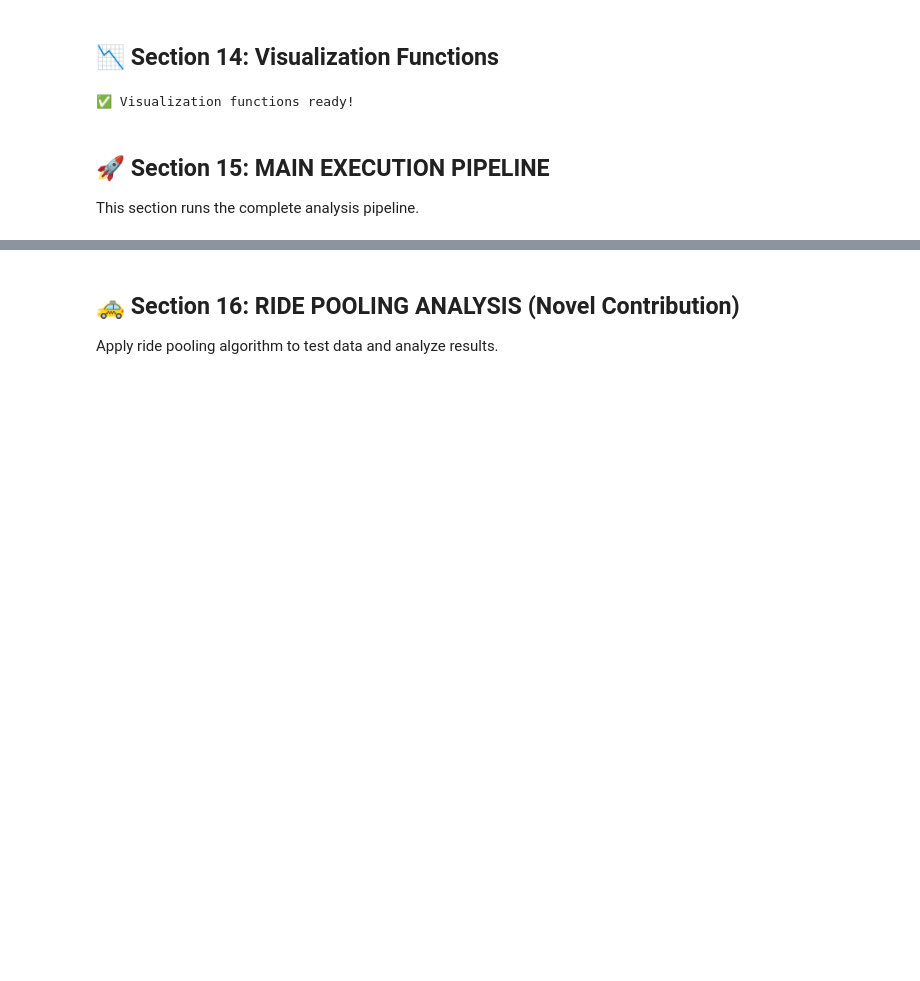
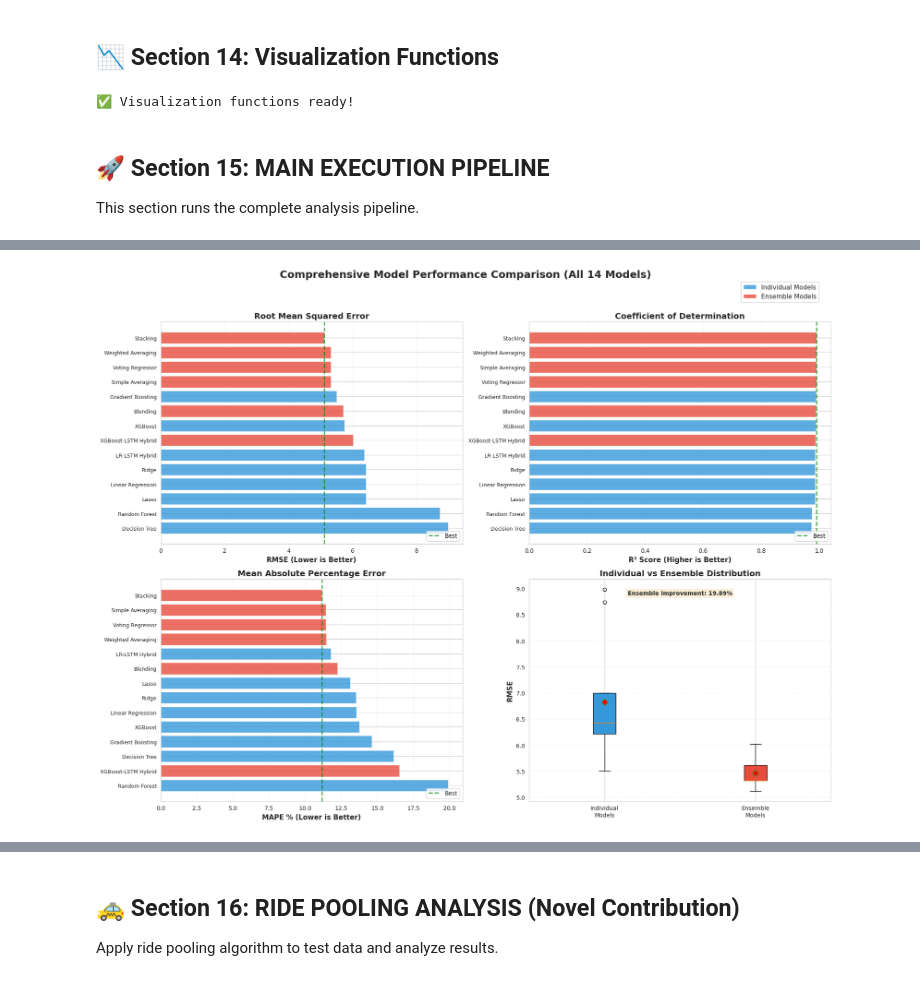
Before and after one commit to vishiod/nyc-taxi-ride-pooling, a Jupyter notebook: NYC_TaxiRidePooling_AllEnsembles.ipynb, the cells around one changed output, grey strips where cells are left out. Cells and saved outputs as stored; diff of their text form; code cells hidden in the pictures; blank space fills up the shorter version.

Commit message:
Expand to comprehensive ensemble study (14 models).

```diff
--- a/NYC_TaxiRidePooling_AllEnsembles.ipynb
+++ b/NYC_TaxiRidePooling_AllEnsembles.ipynb
@@ -1743,0 +2137,99 @@ plt.show()
+# %%
+# Comprehensive visualization for all 14 models
+print("\n📊 Creating comprehensive visualizations...\n")
+
+# Create results DataFrame
+results_df = pd.DataFrame(all_results).T
+results_df['Model'] = results_df.index
+results_df['Type'] = ['Individual' if name in trained_models else 'Ensemble'
+                      for name in results_df.index]
+
+# Create 2x2 subplot
+fig, axes = plt.subplots(2, 2, figsize=(18, 14))
+fig.suptitle('Comprehensive Model Performance Comparison (All 14 Models)',
+             fontsize=18, fontweight='bold', y=0.995)
+
+# 1. RMSE Comparison (sorted)
+ax1 = axes[0, 0]
+sorted_rmse = results_df.sort_values('RMSE')
+colors = ['#3498db' if t == 'Individual' else '#e74c3c' for t in sorted_rmse['Type']]
+bars1 = ax1.barh(range(len(sorted_rmse)), sorted_rmse['RMSE'], color=colors, alpha=0.8)
+ax1.set_yticks(range(len(sorted_rmse)))
+ax1.set_yticklabels(sorted_rmse['Model'], fontsize=9)
+ax1.set_xlabel('RMSE (Lower is Better)', fontsize=12, fontweight='bold')
+ax1.set_title('Root Mean Squared Error', fontsize=14, fontweight='bold')
+ax1.invert_yaxis()
+ax1.grid(axis='x', alpha=0.3, linestyle='--')
+ax1.axvline(x=sorted_rmse['RMSE'].min(), color='green', linestyle='--',
+           linewidth=2, alpha=0.7, label='Best')
+ax1.legend(loc='lower right')
+
+# 2. R² Comparison (sorted descending)
+ax2 = axes[0, 1]
+sorted_r2 = results_df.sort_values('R²', ascending=False)
+colors = ['#3498db' if t == 'Individual' else '#e74c3c' for t in sorted_r2['Type']]
+bars2 = ax2.barh(range(len(sorted_r2)), sorted_r2['R²'], color=colors, alpha=0.8)
+ax2.set_yticks(range(len(sorted_r2)))
+ax2.set_yticklabels(sorted_r2['Model'], fontsize=9)
+ax2.set_xlabel('R² Score (Higher is Better)', fontsize=12, fontweight='bold')
+ax2.set_title('Coefficient of Determination', fontsize=14, fontweight='bold')
+ax2.invert_yaxis()
+ax2.grid(axis='x', alpha=0.3, linestyle='--')
+ax2.axvline(x=sorted_r2['R²'].max(), color='green', linestyle='--',
+           linewidth=2, alpha=0.7, label='Best')
+ax2.legend(loc='lower right')
+
+# 3. MAPE Comparison (sorted)
+ax3 = axes[1, 0]
+sorted_mape = results_df.sort_values('MAPE')
+colors = ['#3498db' if t == 'Individual' else '#e74c3c' for t in sorted_mape['Type']]
+bars3 = ax3.barh(range(len(sorted_mape)), sorted_mape['MAPE'], color=colors, alpha=0.8)
+ax3.set_yticks(range(len(sorted_mape)))
+ax3.set_yticklabels(sorted_mape['Model'], fontsize=9)
+ax3.set_xlabel('MAPE % (Lower is Better)', fontsize=12, fontweight='bold')
+ax3.set_title('Mean Absolute Percentage Error', fontsize=14, fontweight='bold')
+ax3.invert_yaxis()
+ax3.grid(axis='x', alpha=0.3, linestyle='--')
+ax3.axvline(x=sorted_mape['MAPE'].min(), color='green', linestyle='--',
+           linewidth=2, alpha=0.7, label='Best')
+ax3.legend(loc='lower right')
+
+# 4. Individual vs Ensemble Box Plot
+ax4 = axes[1, 1]
+individual_rmse = results_df[results_df['Type'] == 'Individual']['RMSE'].values
+ensemble_rmse = results_df[results_df['Type'] == 'Ensemble']['RMSE'].values
+
+bp = ax4.boxplot([individual_rmse, ensemble_rmse],
+                 labels=['Individual\nModels', 'Ensemble\nModels'],
+                 patch_artist=True,
+                 showmeans=True,
+                 meanprops=dict(marker='D', markerfacecolor='red', markersize=8))
+
+bp['boxes'][0].set_facecolor('#3498db')
+bp['boxes'][1].set_facecolor('#e74c3c')
+
+ax4.set_ylabel('RMSE', fontsize=12, fontweight='bold')
+ax4.set_title('Individual vs Ensemble Distribution', fontsize=14, fontweight='bold')
+ax4.grid(axis='y', alpha=0.3, linestyle='--')
+
+# Add statistical info
+improvement = ((individual_rmse.mean() - ensemble_rmse.mean()) / individual_rmse.mean()) * 100
+ax4.text(0.5, 0.95, f'Ensemble Improvement: {improvement:.2f}%',
+        transform=ax4.transAxes, ha='center', va='top',
+        bbox=dict(boxstyle='round', facecolor='wheat', alpha=0.5),
+        fontsize=10, fontweight='bold')
+
+# Add legend for colors
+from matplotlib.patches import Patch
+legend_elements = [Patch(facecolor='#3498db', alpha=0.8, label='Individual Models'),
+                  Patch(facecolor='#e74c3c', alpha=0.8, label='Ensemble Models')]
+fig.legend(handles=legend_elements, loc='upper right', bbox_to_anchor=(0.98, 0.98),
+          fontsize=11, framealpha=0.9)
+
+plt.tight_layout(rect=[0, 0.03, 1, 0.96])
+plt.savefig('comprehensive_model_comparison.png', dpi=300, bbox_inches='tight')
+plt.show()
+
+print("\n✅ Comprehensive visualization created!")
+print("   Saved as: comprehensive_model_comparison.png")
+# %% [output]
@@ -1743,0 +2237 @@ plt.show()
+[figure, added]
```
Also changed, not shown: parts of 37 cells of this notebook.
